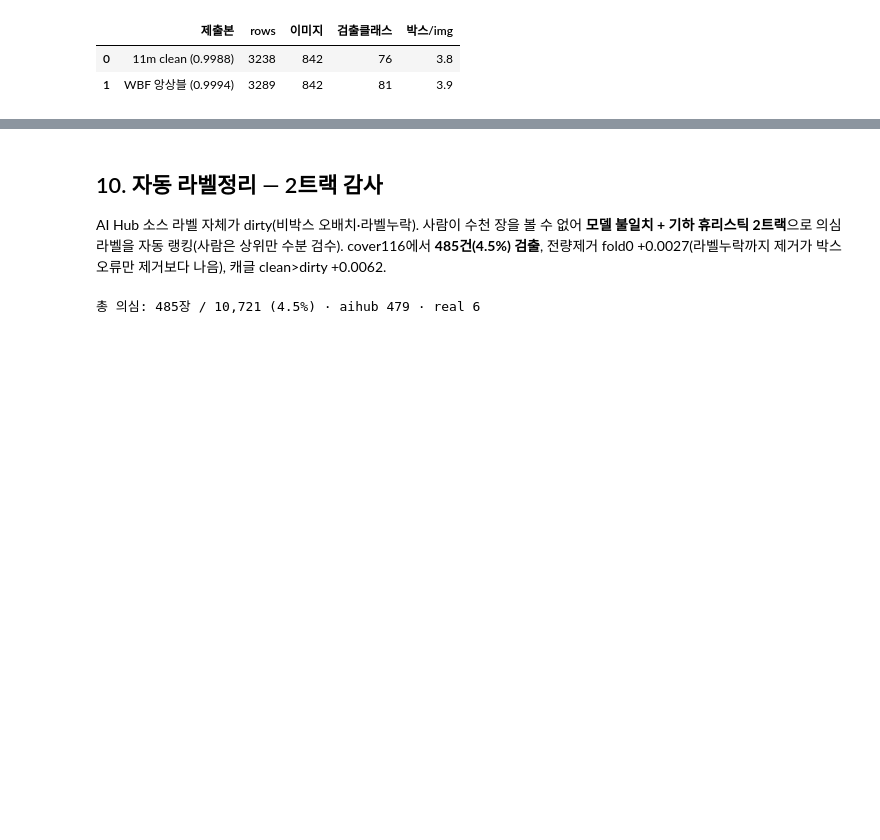
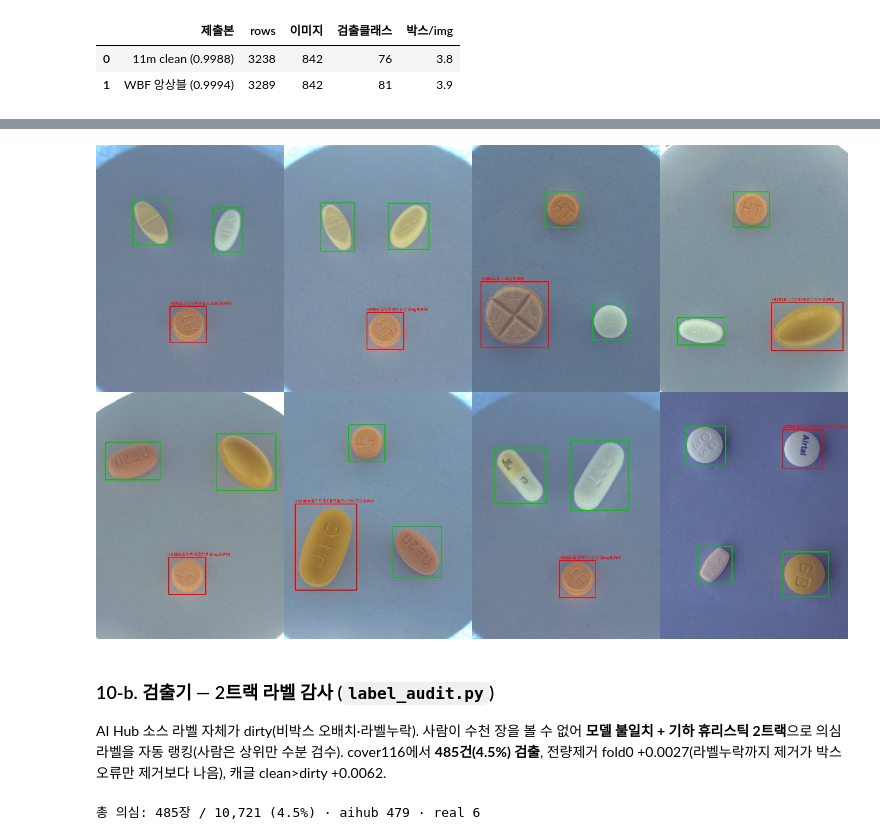
Before and after one commit to taemin050-sys/project1-3team, a Jupyter notebook: beamsearch/LHK/05_final_report.ipynb, the cells around one changed output, grey strips where cells are left out. Cells and saved outputs as stored; diff of their text form; code cells hidden in the pictures; blank space fills up the shorter version.

```diff
--- a/beamsearch/LHK/05_final_report.ipynb
+++ b/beamsearch/LHK/05_final_report.ipynb
@@ -157,5 +176,10 @@ pd.DataFrame([summ('submission_yolo11m_full232_synth696_aihubfull_cover118_clean
+# %%
+# 교정기 육안검수 몽타주(8/8): 빨강=자동교정(GT누락 채움)·초록=원본 GT — 전부 실물 알약에 타이트 안착
+display(Image(str(IMG/'report_09_gt_correction_typeA_8of8.jpg')))
+# %% [output]
+[figure, added]
 # %% [markdown]
-## 10. 자동 라벨정리 — 2트랙 감사
+### 10-b. 검출기 — 2트랙 라벨 감사 (`label_audit.py`)
 AI Hub 소스 라벨 자체가 dirty(비박스 오배치·라벨누락). 사람이 수천 장을 볼 수 없어 **모델 불일치 + 기하 휴리스틱 2트랙**으로 의심 라벨을 자동 랭킹(사람은 상위만 수분 검수). cover116에서 **485건(4.5%) 검출**, 전량제거 fold0 +0.0027(라벨누락까지 제거가 박스오류만 제거보다 나음), 캐글 clean>dirty +0.0062.
 # %%
 s = pd.read_csv(DATA/'cover116_suspects.csv')
```
Also changed, not shown: parts of 5 cells of this notebook, 2 other files.
